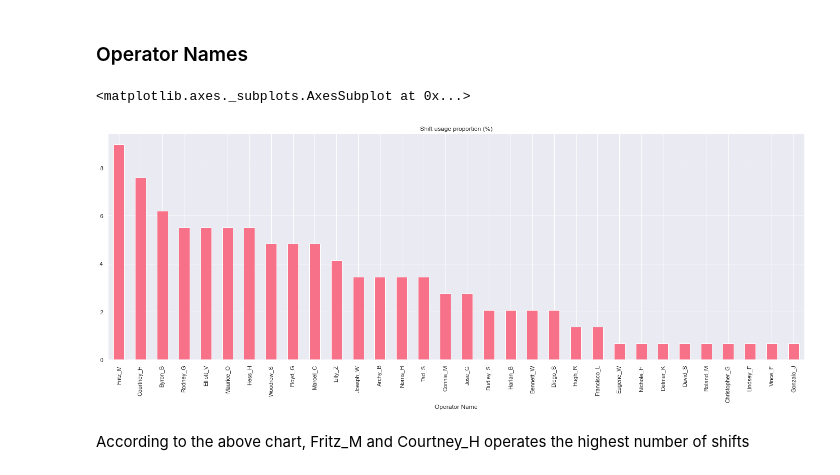
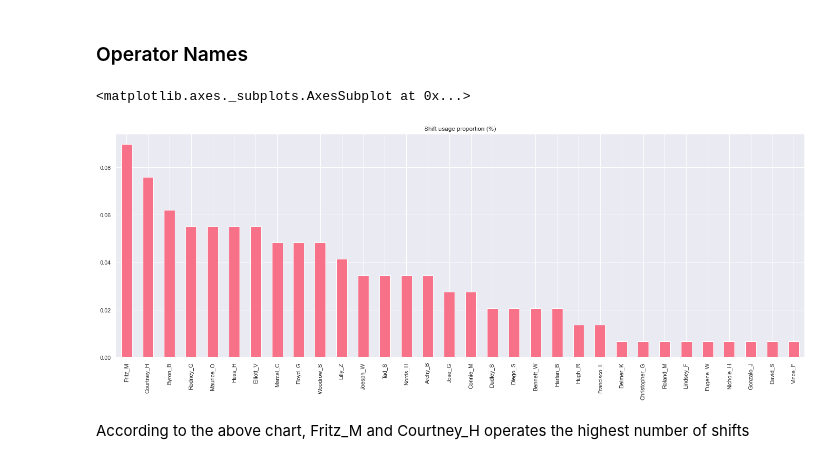
Before and after one commit to vilandao/analytics_onboarding, a Jupyter notebook: EDA.ipynb, the cells around one changed output. Cells and saved outputs as stored; diff of their text form; code cells hidden in the pictures.

Commit message:
aggregate duplicates

```diff
--- a/EDA.ipynb
+++ b/EDA.ipynb
@@ -104,9 +119,13 @@ there are 149 rows of data after duplicate removal
 # %%
 # there shouldn't be more than one record per Machine-Shift-Operator-Date combination
 # combine any such records so the resulting record contains the sums of the remaining columns
+dup_rows = copper_df.copy()
+
 combination = ['Machine', 'Shift', 'Operator', 'Date']
 
-dup_rows = copper_df[copper_df.duplicated(subset=combination, keep='first')]
+dup_rows = dup_rows[copper_df.duplicated(subset=combination, keep=False)]
+dup_rows = pd.DataFrame(dup_rows.groupby(combination)[['Cable Failures', 'Cable Failure Downtime', 'Other Failures', 'Other Failure Downtime']].sum())
+dup_rows.reset_index(inplace = True)
 dup_rows
 # %% [output]
 |  | Machine | Shift | Operator | Date | Cable Failures | Cable Failure Downtime | Other Failures | ... |
@@ -117,6 +135,0 @@ dup_rows
-# %%
-# drop duplicated rows from copper_df
-copper_df = copper_df.drop_duplicates(subset = combination).reset_index(drop=True)
-
-# check the shape of data frame after dropping duplicates
-copper_df.shape
@@ -124,0 +136,11 @@ copper_df.shape
+# %%
+# drop duplicated rows from copper_df and add dup_rows combinatio
+
+copper_df = copper_df.drop_duplicates(subset = combination, keep = False)
+print('copper_df shape before adding dup_rows: {}'.format(copper_df.shape))
+
+# add dup_rows to copper_df
+dfs = [copper_df, dup_rows]
+
+copper_df = pd.concat(dfs).reset_index(drop=True)
+print('copper_df shape after adding dup_rows: {}'.format(copper_df.shape))
@@ -309,13 +321,13 @@ The number of shifts are equally proportioned between shift A and shift B
 combined_df['Operator Name'] = pd.DataFrame(combined_df['First Name'] + '_' + combined_df['Last Initial'])
 # %%
 # plot each Operators's proportion of the total, again the same as above
-operator_proportion= combined_df.groupby('Operator Name')['Operator Name'].count()/len(combined_df)*100
+operator_proportion= combined_df['Operator Name'].value_counts(normalize = True, ascending = False)
 
 operator_proportion.sort_values(ascending=False).plot(kind='bar',
                                             title = 'Shift usage proportion (%)')
 # %% [output]
 <matplotlib.axes._subplots.AxesSubplot at 0x...>
-[figure, old version]
+[figure, new version]
 # %% [markdown]
 According to the above chart, Fritz_M and Courtney_H operates the highest number of shifts
 # %% [markdown]
```
Also changed, not shown: parts of 22 cells of this notebook, 1 other file.
